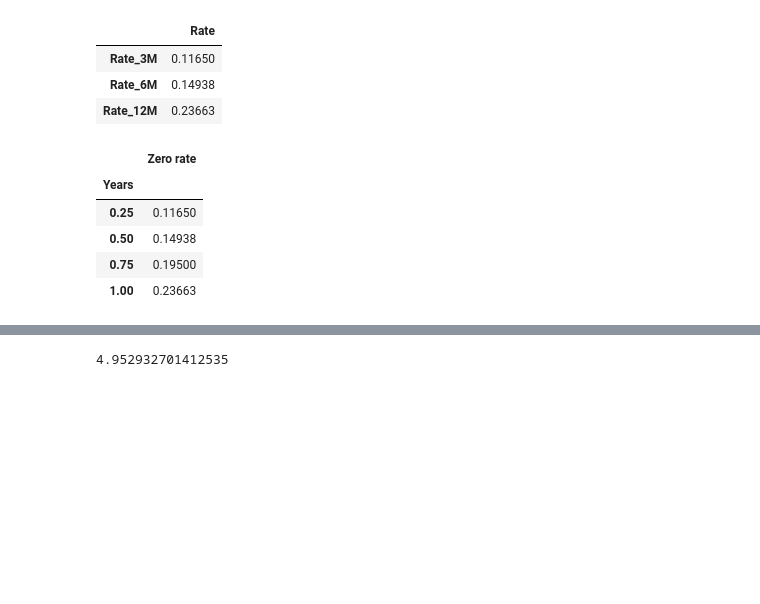
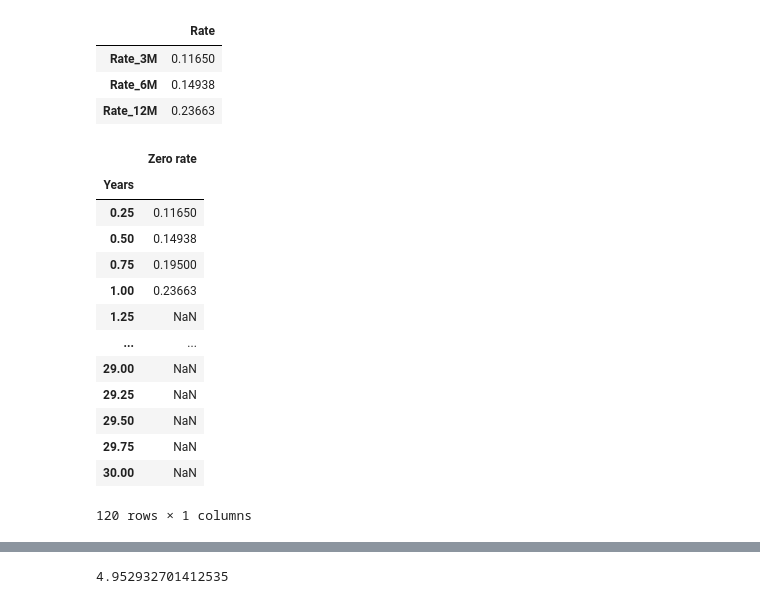
Before and after one commit to WillemJan9519/SPFDM1, a Jupyter notebook: SPFDM 1.ipynb, the cells around one changed output, grey strips where cells are left out. Cells and saved outputs as stored; diff of their text form; code cells hidden in the pictures; blank space fills up the shorter version.

```diff
--- a/SPFDM 1.ipynb
+++ b/SPFDM 1.ipynb
@@ -57,20 +57,31 @@ OIS
 # %%
 # OIS is the first part of the zero curve
 zerocurve = pd.DataFrame({'Years':[0.25,0.5,1],'Zero rate':OIS.values.flatten()})
 zerocurve
 
 # Since I do not yet understand how to get the 0.75year rate, plug it in manually
 zerocurve.loc[3] = [0.75,0.195]
 
 zerocurve = zerocurve.set_index('Years').sort_index()
 zerocurve
+for i in np.arange(1.25,30.1,0.25):
+    zerocurve.loc[i] = np.nan
+zerocurve
 # %% [output]
 |  | Zero rate |
 | Years |  |
 | 0.25 | 0.11650 |
 | 0.50 | 0.14938 |
 | 0.75 | 0.19500 |
 | 1.00 | 0.23663 |
+| 1.25 | NaN |
+| ... | ... |
+| 29.00 | NaN |
+| 29.25 | NaN |
+| 29.50 | NaN |
+| 29.75 | NaN |
+| 30.00 | NaN |
+120 rows × 1 columns
 # %%
 # To obtain longer rates we need to bootstrap
 # For bootstrapping we also need the swap rates. These are obtained from
```
Also changed, not shown: parts of 3 cells of this notebook.
